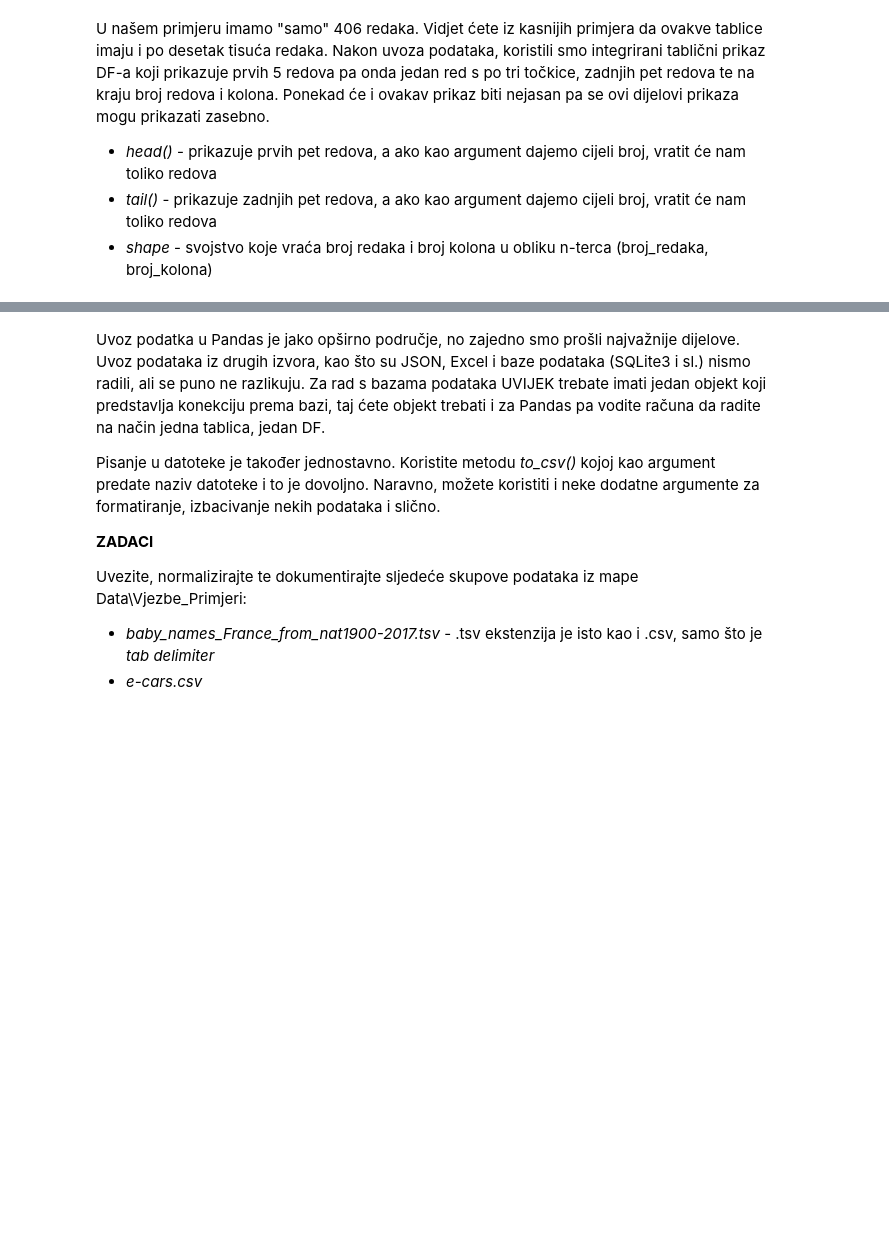
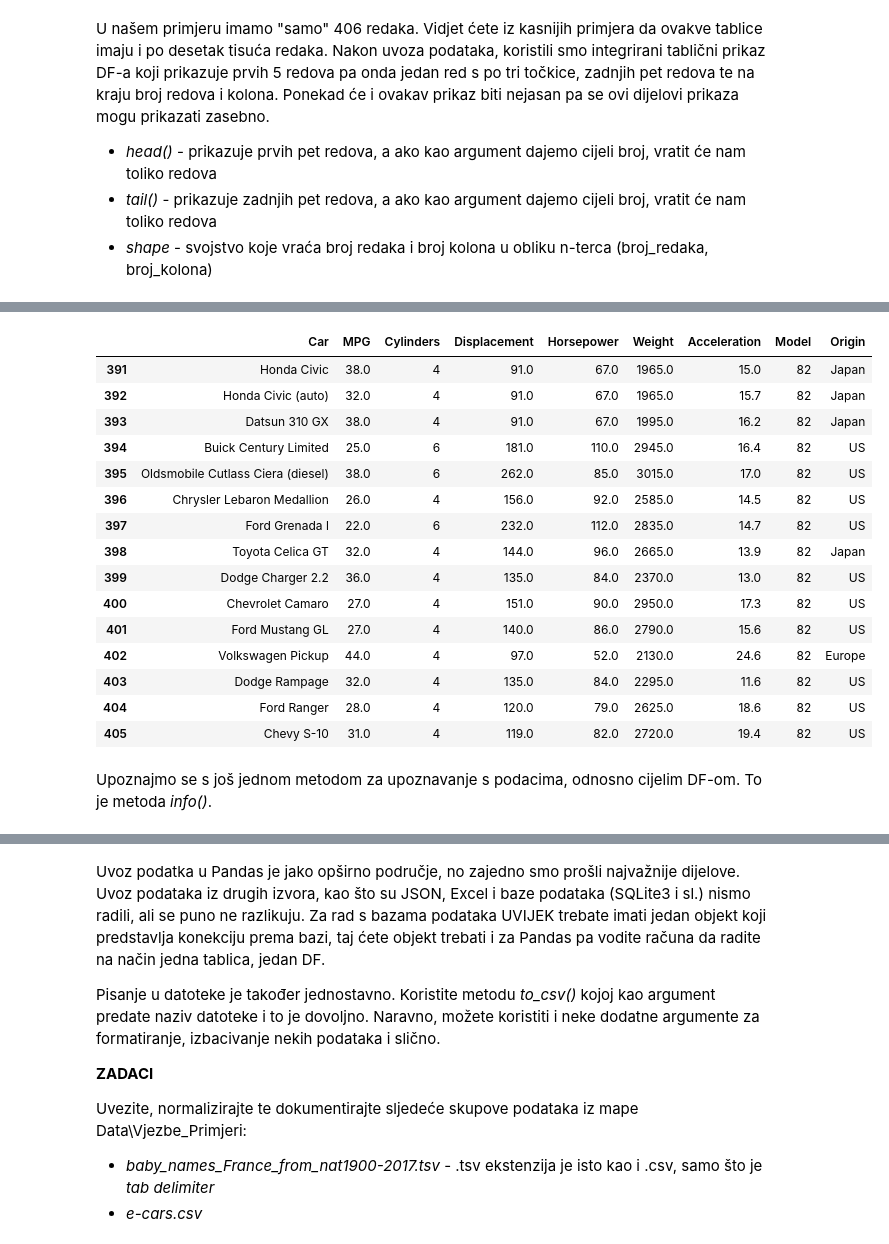
Before and after one commit to py-dev-algebra/py-jupyter-nb, a Jupyter notebook: 02 - Pandas/Pandas - Python modul za analizu podataka - Uvod, ucitavanje i normalizacija podataka.ipynb, the cells around one changed output, grey strips where cells are left out. Drawn from its saved outputs; the diff is of its cells as text; code cells hidden in the pictures; blank space fills up the shorter version.

```diff
--- a/02 - Pandas/Pandas - Python modul za analizu podataka - Uvod, ucitavanje i normalizacija podataka.ipynb
+++ b/02 - Pandas/Pandas - Python modul za analizu podataka - Uvod, ucitavanje i normalizacija podataka.ipynb
@@ -1344,0 +1403,22 @@ Upoznajmo se s još jednom metodom za upoznavanje s podacima, odnosno cijelim DF
+# %%
+# Zadnjih 15 redaka
+cars_csv_df.tail(15)
+# %% [output]
+|  | Car | MPG | Cylinders | Displacement | Horsepower | Weight | Acceleration | Model | Origin |
+| 391 | Honda Civic | 38.0 | 4 | 91.0 | 67.0 | 1965.0 | 15.0 | 82 | Japan |
+| 392 | Honda Civic (auto) | 32.0 | 4 | 91.0 | 67.0 | 1965.0 | 15.7 | 82 | Japan |
+| 393 | Datsun 310 GX | 38.0 | 4 | 91.0 | 67.0 | 1995.0 | 16.2 | 82 | Japan |
+| 394 | Buick Century Limited | 25.0 | 6 | 181.0 | 110.0 | 2945.0 | 16.4 | 82 | US |
+| 395 | Oldsmobile Cutlass Ciera (diesel) | 38.0 | 6 | 262.0 | 85.0 | 3015.0 | 17.0 | 82 | US |
+| 396 | Chrysler Lebaron Medallion | 26.0 | 4 | 156.0 | 92.0 | 2585.0 | 14.5 | 82 | US |
+| 397 | Ford Grenada l | 22.0 | 6 | 232.0 | 112.0 | 2835.0 | 14.7 | 82 | US |
+| 398 | Toyota Celica GT | 32.0 | 4 | 144.0 | 96.0 | 2665.0 | 13.9 | 82 | Japan |
+| 399 | Dodge Charger 2.2 | 36.0 | 4 | 135.0 | 84.0 | 2370.0 | 13.0 | 82 | US |
+| 400 | Chevrolet Camaro | 27.0 | 4 | 151.0 | 90.0 | 2950.0 | 17.3 | 82 | US |
+| 401 | Ford Mustang GL | 27.0 | 4 | 140.0 | 86.0 | 2790.0 | 15.6 | 82 | US |
+| 402 | Volkswagen Pickup | 44.0 | 4 | 97.0 | 52.0 | 2130.0 | 24.6 | 82 | Europe |
+| 403 | Dodge Rampage | 32.0 | 4 | 135.0 | 84.0 | 2295.0 | 11.6 | 82 | US |
+| 404 | Ford Ranger | 28.0 | 4 | 120.0 | 79.0 | 2625.0 | 18.6 | 82 | US |
+| 405 | Chevy S-10 | 31.0 | 4 | 119.0 | 82.0 | 2720.0 | 19.4 | 82 | US |
+# %% [markdown]
+Upoznajmo se s još jednom metodom za upoznavanje s podacima, odnosno cijelim DF-om. To je metoda *info()*.
```
Also changed, not shown: parts of 10 cells of this notebook.
